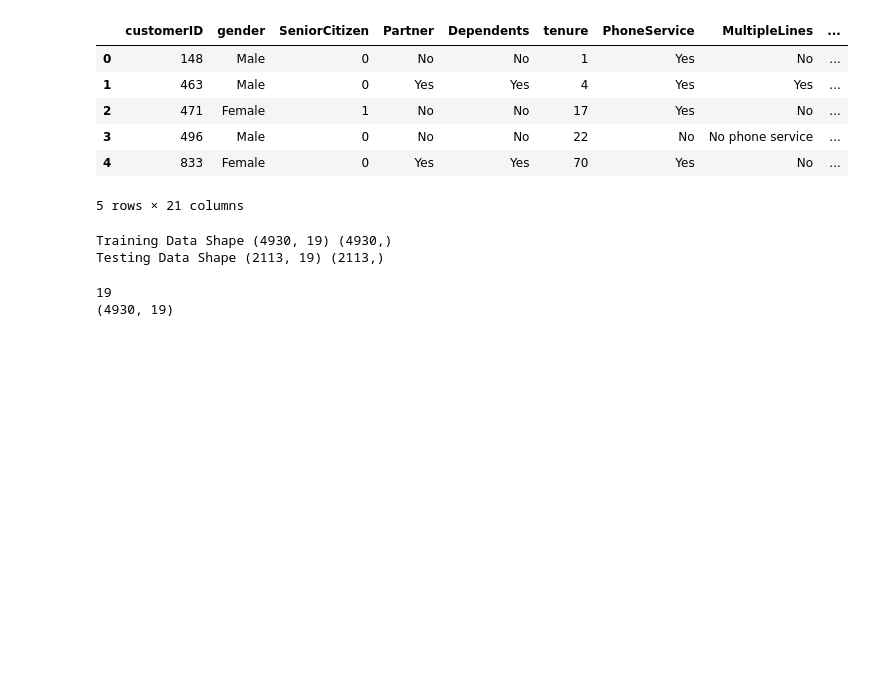
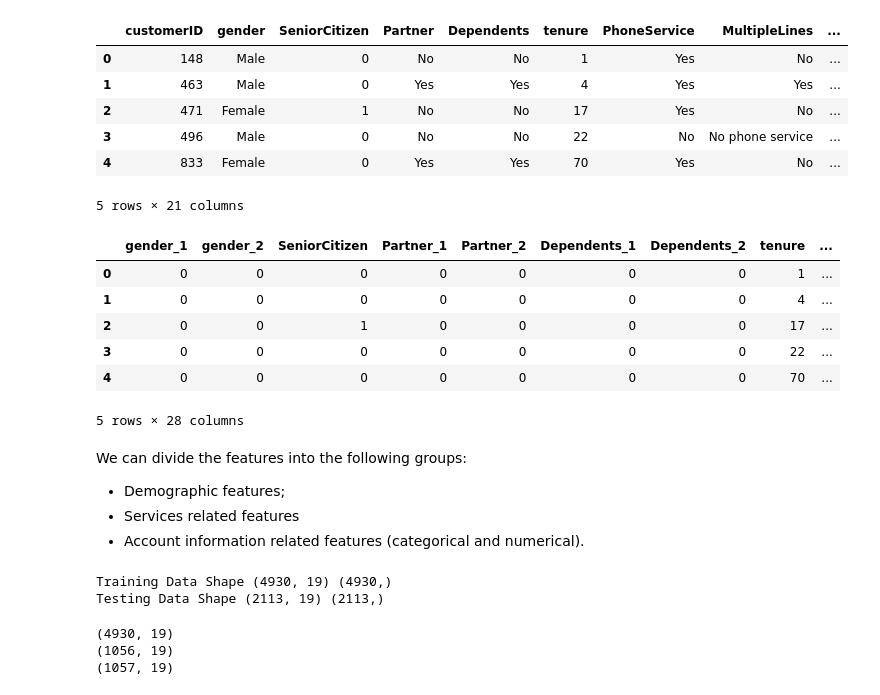
Before and after one commit to masoodfaisal/mlops-workshop, a Jupyter notebook: seldon/drift_deploy/Configure_Input_Drift.ipynb, the cells around one changed output. Cells and saved outputs as stored; diff of their text form; code cells hidden in the pictures; blank space fills up the shorter version.

```diff
--- a/seldon/drift_deploy/Configure_Input_Drift.ipynb
+++ b/seldon/drift_deploy/Configure_Input_Drift.ipynb
@@ -36,5 +49,5 @@ from alibi_detect.utils.saving import save_detector, load_detector
 # %%
-data = pd.read_csv('../../data.csv')
+data = pd.read_csv('data.csv')
 
 # cd = MMDDrift(x_ref, backend='tensorflow', p_val=.05)
 # preds = cd.predict(x)
@@ -55,33 +68,52 @@ data['Churn'] = data['Churn'].map({'Yes': 1, 'No': 0})
 
 data.replace(" ", np.nan, inplace=True)
 
 data['TotalCharges'] = pd.to_numeric(data['TotalCharges'])
 
 mean = data['TotalCharges'].mean()
 data.fillna(mean, inplace=True)
 data_enc = data.drop(['Churn', 'customerID'], axis=1)
 data_enc.head(5)
 labels = data['Churn']
 
+
+categories_per_feature = ['MultipleLines', 'InternetService', 'Contract', 'PaymentMethod', 'OnlineSecurity', 'OnlineBackup',
+         'DeviceProtection', 'TechSupport']
+
+
+
 # import category_encoders as ce
 # import joblib
 
 # names = ['gender', 'Partner', 'Dependents', 'PhoneService', 'StreamingTV', 'StreamingMovies', 'PaperlessBilling']
 # # for column in names:
 # #     labelencoder(column)
 # data_enc = data
 # data_enc = data_enc.drop(['Churn', 'customerID'], axis=1)
 # enc = ce.ordinal.OrdinalEncoder(cols=names)
 # enc.fit(data_enc)
 # labelled_set = enc.transform(data_enc)
 
-categories_per_feature = ['MultipleLines', 'InternetService', 'Contract', 'PaymentMethod', 'OnlineSecurity', 'OnlineBackup',
-         'DeviceProtection', 'TechSupport']
+# categories_per_feature = ['MultipleLines', 'InternetService', 'Contract', 'PaymentMethod', 'OnlineSecurity', 'OnlineBackup',
+#          'DeviceProtection', 'TechSupport']
 
 # ohe = ce.OneHotEncoder(cols=names)
 # data_ohe = data
 # data_ohe = data_ohe.drop(['Churn', 'customerID'], axis=1)
 # ohe.fit(data_ohe)
 # final_set = ohe.transform(labelled_set)
 
-# final_set.head(5)
+data_enc.head(5)
+# %% [output]
+|  | gender_1 | gender_2 | SeniorCitizen | Partner_1 | Partner_2 | Dependents_1 | Dependents_2 | tenure | ... |
+| 0 | 0 | 0 | 0 | 0 | 0 | 0 | 0 | 1 | ... |
+| 1 | 0 | 0 | 0 | 0 | 0 | 0 | 0 | 4 | ... |
+| 2 | 0 | 0 | 1 | 0 | 0 | 0 | 0 | 17 | ... |
+| 3 | 0 | 0 | 0 | 0 | 0 | 0 | 0 | 22 | ... |
+| 4 | 0 | 0 | 0 | 0 | 0 | 0 | 0 | 70 | ... |
+5 rows × 28 columns
+# %% [markdown]
+We can divide the features into the following groups:
+- Demographic features;
+- Services related features
+- Account information related features (categorical and numerical).
@@ -101,10 +143,12 @@ X_test_1, X_test_2, y_test_1, y_test_2 = train_test_split(X_test, y_test, test_s
 Training Data Shape (4930, 19) (4930,)
 Testing Data Shape (2113, 19) (2113,)
 # %%
-print(X_train.shape[1])
+print(X_train.shape)
 
 
-print(X_train.shape)
+print(X_test_1.shape)
+print(X_test_2.shape)
 # %% [output]
-19
 (4930, 19)
+(1056, 19)
+(1057, 19)
```
Also changed, not shown: parts of 36 cells of this notebook, 8 other files.
